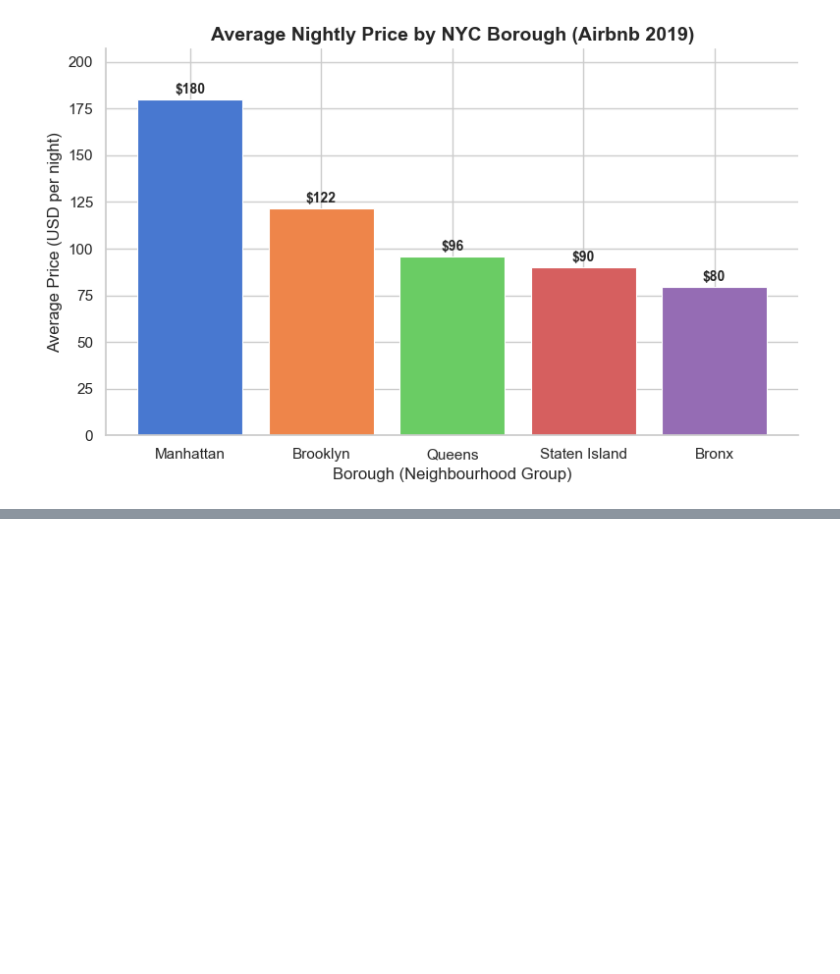
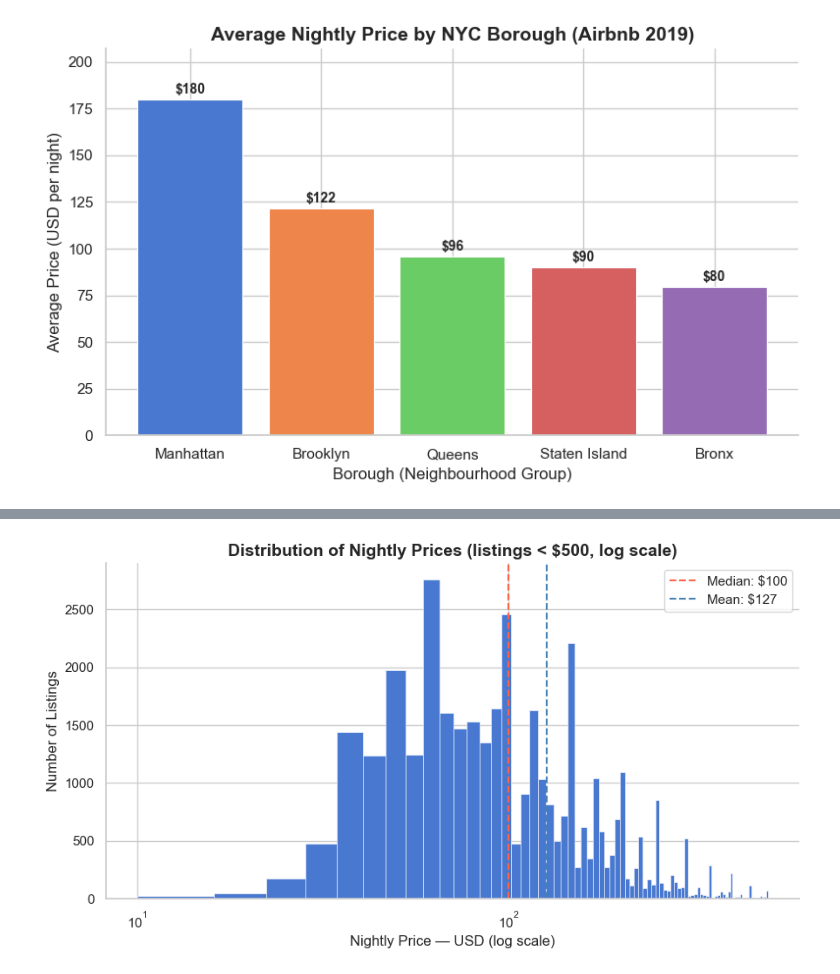
Before and after one commit to sbodrero/ai-programming-foundations-project, a Jupyter notebook: data_workflow.ipynb, the cells around one changed output, grey strips where cells are left out. Cells and saved outputs as stored; diff of their text form; code cells hidden in the pictures; blank space fills up the shorter version.

Commit message:
Add distribution plot for nightly prices (<$500) with log scale and key statistics

```diff
--- a/data_workflow.ipynb
+++ b/data_workflow.ipynb
@@ -316,0 +321,31 @@ plt.show()
+# %%
+df_plot = df[df['price'] < 500].copy()
+
+fig, ax = plt.subplots(figsize=(9, 5))
+
+ax.hist(
+    df_plot['price'],
+    bins=80,
+    color=sns.color_palette('muted')[0],
+    edgecolor='white',
+    linewidth=0.4,
+    log=False,
+)
+
+ax.set_xscale('log')
+ax.set_title('Distribution of Nightly Prices (listings < $500, log scale)', fontsize=14, fontweight='bold')
+ax.set_xlabel('Nightly Price — USD (log scale)', fontsize=12)
+ax.set_ylabel('Number of Listings', fontsize=12)
+
+# Mark median and mean
+median_price = df_plot['price'].median()
+mean_price = df_plot['price'].mean()
+ax.axvline(median_price, color='tomato', linestyle='--', linewidth=1.5, label=f'Median: ${median_price:.0f}')
+ax.axvline(mean_price, color='steelblue', linestyle='--', linewidth=1.5, label=f'Mean: ${mean_price:.0f}')
+ax.legend(fontsize=11)
+
+sns.despine()
+plt.tight_layout()
+plt.show()
+# %% [output]
+[figure, added]
```
Also changed, not shown: parts of 1 cell of this notebook.
